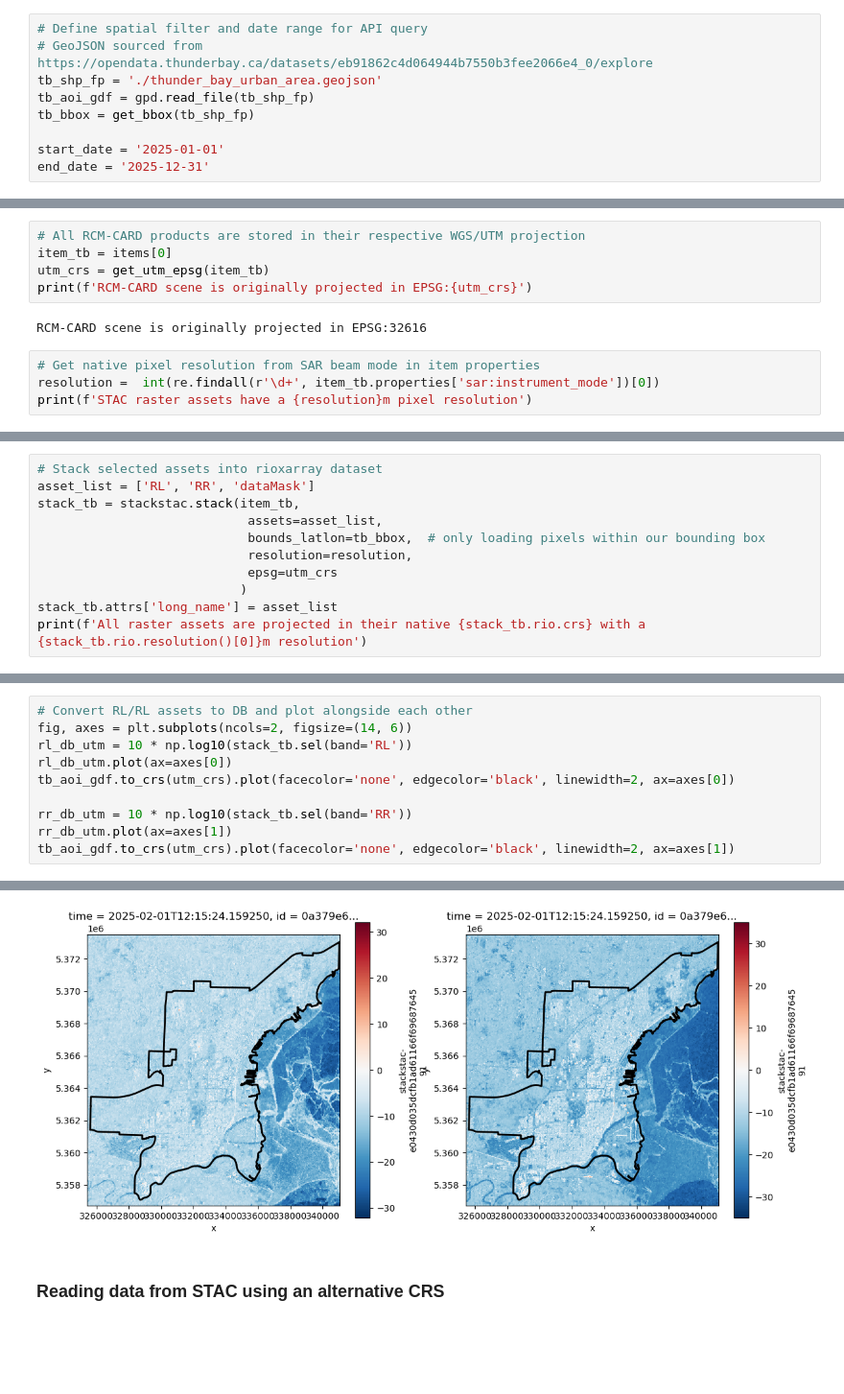
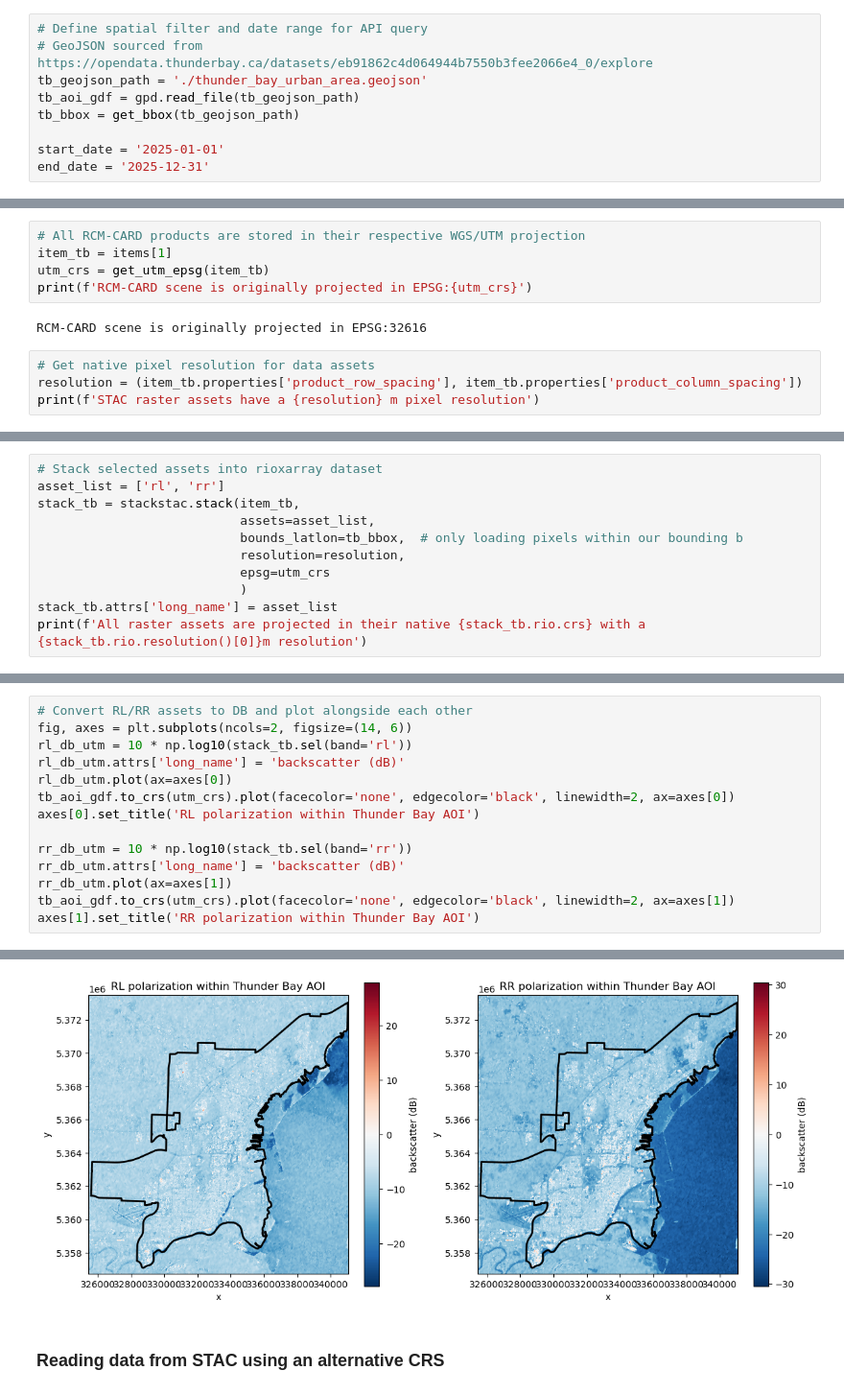
Before and after one commit to eodms-sgdot/rcm-ard-stac-examples, a Jupyter notebook: examples/coordinate_transformations.ipynb, the cells around one changed output, grey strips where cells are left out. Shown at 96% size. Cells and saved outputs as stored; diff of their text form; blank space fills up the shorter version.

```diff
--- a/examples/coordinate_transformations.ipynb
+++ b/examples/coordinate_transformations.ipynb
@@ -63,9 +45,9 @@ def get_utm_epsg(stac_item):
 # %%
 # Define spatial filter and date range for API query
 # GeoJSON sourced from https://opendata.thunderbay.ca/datasets/eb91862c4d064944b7550b3fee2066e4_0/explore
-tb_shp_fp = './thunder_bay_urban_area.geojson'
-tb_aoi_gdf = gpd.read_file(tb_shp_fp)
-tb_bbox = get_bbox(tb_shp_fp)
+tb_geojson_path = './thunder_bay_urban_area.geojson'
+tb_aoi_gdf = gpd.read_file(tb_geojson_path)
+tb_bbox = get_bbox(tb_geojson_path)
 
 start_date = '2025-01-01'
 end_date = '2025-12-31'
@@ -87,13 +69,13 @@ print(f'{len(items)} products found')
 ### Reading data from the STAC in native CRS
 # %%
 # All RCM-CARD products are stored in their respective WGS/UTM projection
-item_tb = items[0]
+item_tb = items[1]
 utm_crs = get_utm_epsg(item_tb)
 print(f'RCM-CARD scene is originally projected in EPSG:{utm_crs}')
 # %% [output]
 RCM-CARD scene is originally projected in EPSG:32616
 # %%
-# Get native pixel resolution from SAR beam mode in item properties
-resolution =  int(re.findall(r'\d+', item_tb.properties['sar:instrument_mode'])[0])
-print(f'STAC raster assets have a {resolution}m pixel resolution')
+# Get native pixel resolution for data assets
+resolution = (item_tb.properties['product_row_spacing'], item_tb.properties['product_column_spacing'])
+print(f'STAC raster assets have a {resolution} m pixel resolution')
 # %% [output]
@@ -101,11 +83,11 @@ STAC raster assets have a 30m pixel resolution
 # %%
 # Stack selected assets into rioxarray dataset
-asset_list = ['RL', 'RR', 'dataMask']
+asset_list = ['rl', 'rr']
 stack_tb = stackstac.stack(item_tb,
-                            assets=asset_list,
-                            bounds_latlon=tb_bbox,  # only loading pixels within our bounding box
-                            resolution=resolution,
-                            epsg=utm_crs
+                           assets=asset_list,
+                           bounds_latlon=tb_bbox,  # only loading pixels within our bounding b
+                           resolution=resolution,
+                           epsg=utm_crs
                            )
 stack_tb.attrs['long_name'] = asset_list
 print(f'All raster assets are projected in their native {stack_tb.rio.crs} with a {stack_tb.rio.resolution()[0]}m resolution')
@@ -114,11 +96,15 @@ All raster assets are projected in their native EPSG:32616 with a 30.0m resoluti
 # %%
-# Convert RL/RL assets to DB and plot alongside each other
+# Convert RL/RR assets to DB and plot alongside each other
 fig, axes = plt.subplots(ncols=2, figsize=(14, 6))
-rl_db_utm = 10 * np.log10(stack_tb.sel(band='RL'))
+rl_db_utm = 10 * np.log10(stack_tb.sel(band='rl'))
+rl_db_utm.attrs['long_name'] = 'backscatter (dB)'
 rl_db_utm.plot(ax=axes[0])
 tb_aoi_gdf.to_crs(utm_crs).plot(facecolor='none', edgecolor='black', linewidth=2, ax=axes[0])
+axes[0].set_title('RL polarization within Thunder Bay AOI')
 
-rr_db_utm = 10 * np.log10(stack_tb.sel(band='RR'))
+rr_db_utm = 10 * np.log10(stack_tb.sel(band='rr'))
+rr_db_utm.attrs['long_name'] = 'backscatter (dB)'
 rr_db_utm.plot(ax=axes[1])
 tb_aoi_gdf.to_crs(utm_crs).plot(facecolor='none', edgecolor='black', linewidth=2, ax=axes[1])
+axes[1].set_title('RR polarization within Thunder Bay AOI')
 # %% [output]
@@ -126,4 +112,4 @@ tb_aoi_gdf.to_crs(utm_crs).plot(facecolor='none', edgecolor='black', linewidth=2
-[figure, old version]
+[figure, new version]
 # %% [markdown]
 ### Reading data from STAC using an alternative CRS
 # %% [markdown]
```
Also changed, not shown: parts of 13 cells of this notebook, 2 other files.
